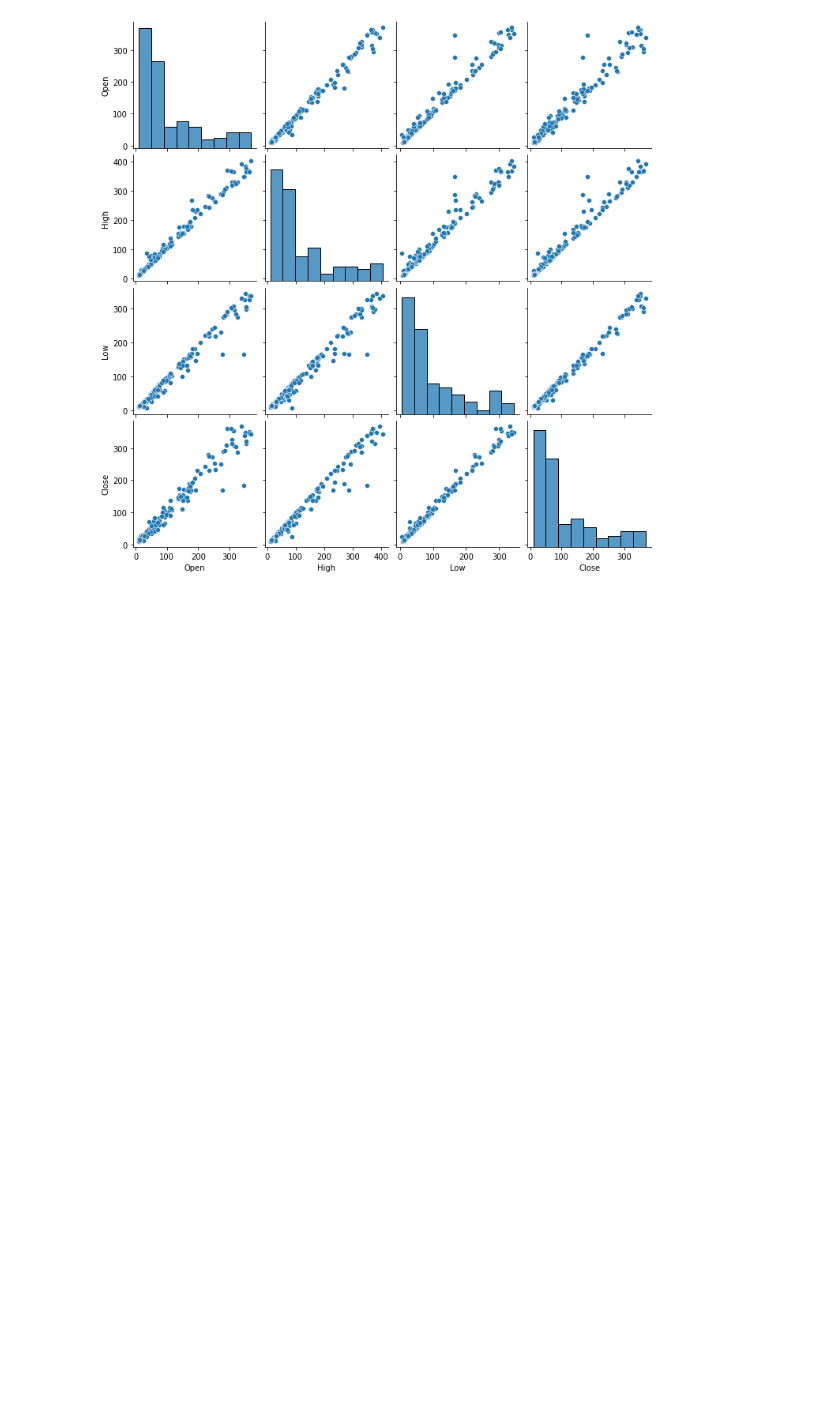
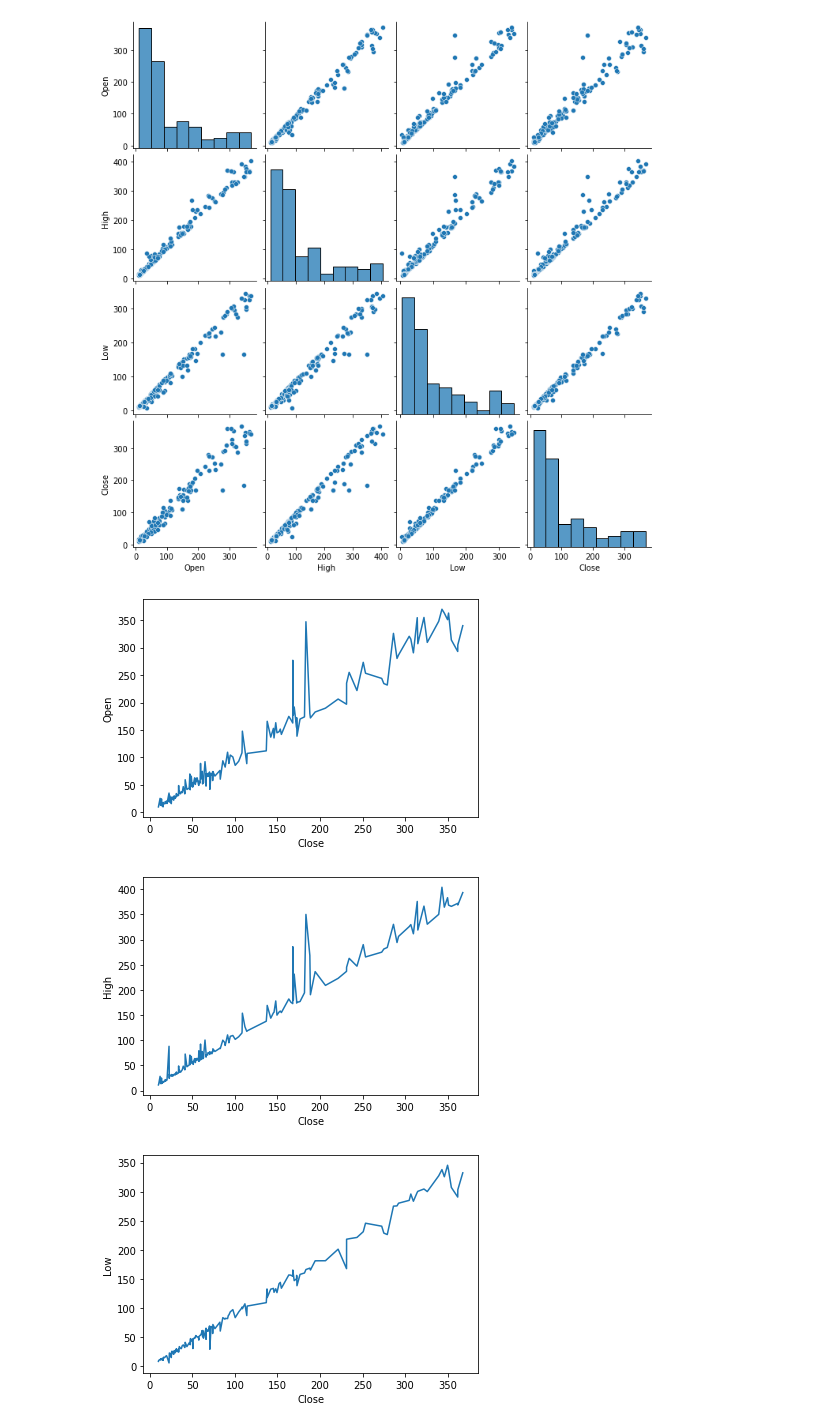
Before and after one commit to ekanshsinghrathore/Yes-Bank-Stock-Closing-Price-Prediction, a Jupyter notebook: Yes_Bank_Stock_Closing_Price_Prediction.ipynb, the cells around one changed output. Saved outputs shown, nothing was run; the diff lists cells and outputs as text; code cells hidden in the pictures; blank space fills up the shorter version.

```diff
--- a/Yes_Bank_Stock_Closing_Price_Prediction.ipynb
+++ b/Yes_Bank_Stock_Closing_Price_Prediction.ipynb
@@ -179,3 +179,11 @@ sns.pairplot(df[['Open','High','Low','Close']])
 # %% [output]
 <seaborn.axisgrid.PairGrid at 0x...>
 [figure]
+# %%
+for a in df_column_list:
+    sns.lineplot(x='Close', y=a, data=df)
+    plt.show()
+# %% [output]
+[figure, added]
+[figure, added]
+[figure, added]
```
